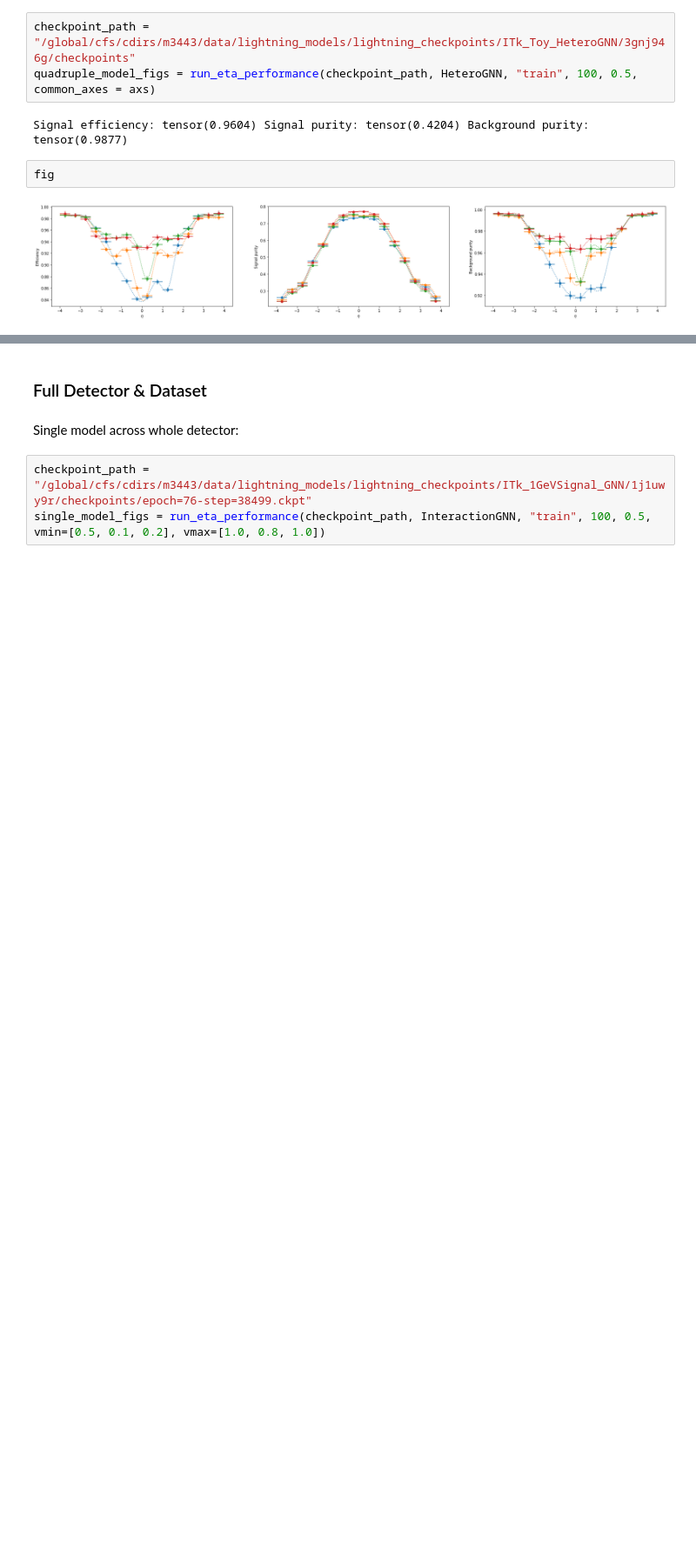
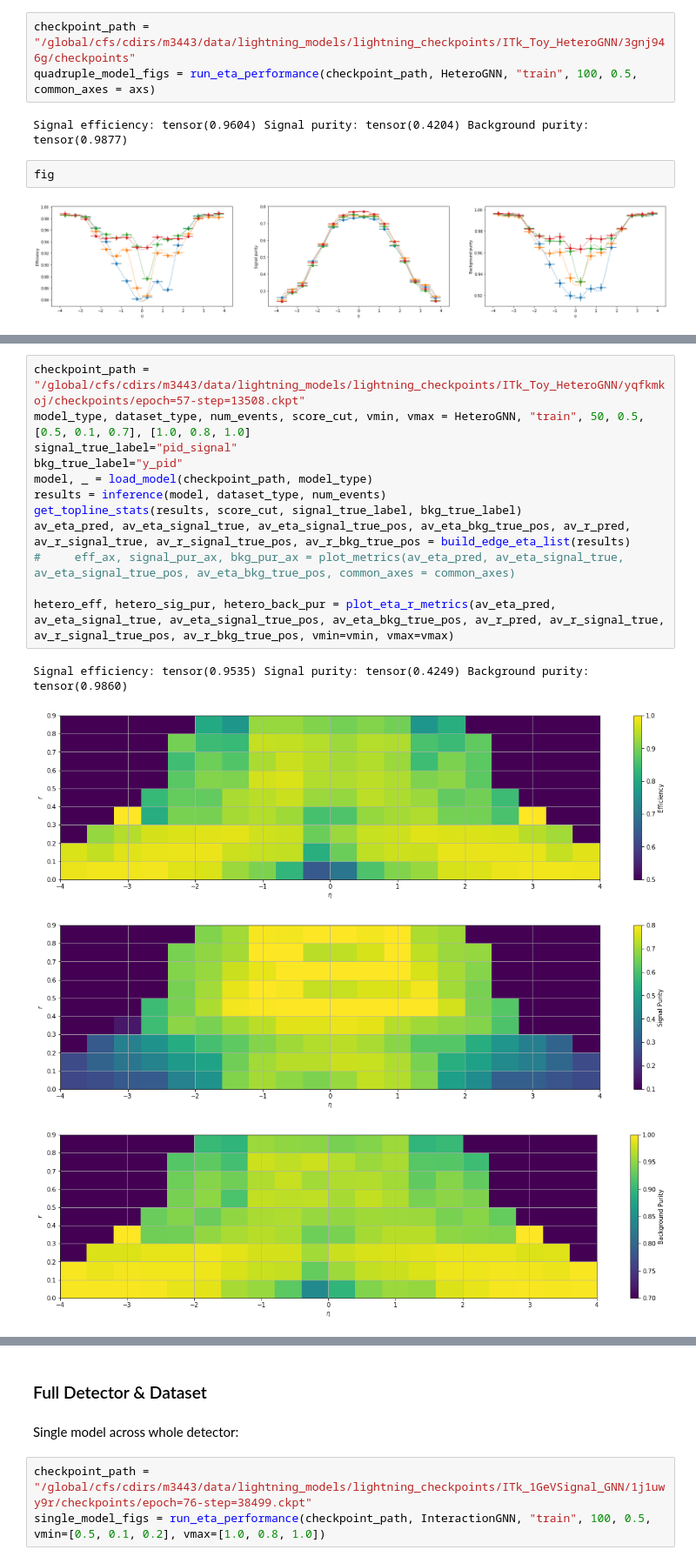
Before and after one commit to HSF-reco-and-software-triggers/Tracking-ML-Exa.TrkX, a Jupyter notebook: Pipelines/Common_Tracking_Example/notebooks/ITk/Exploration/VanillaHeteroGNN.ipynb, the cells around one changed output, grey strips where cells are left out. Shown at 87% size. Drawn from its saved outputs; the diff is of its cells as text; blank space fills up the shorter version.

```diff
--- a/Pipelines/Common_Tracking_Example/notebooks/ITk/Exploration/VanillaHeteroGNN.ipynb
+++ b/Pipelines/Common_Tracking_Example/notebooks/ITk/Exploration/VanillaHeteroGNN.ipynb
@@ -234,0 +305,17 @@ fig
+# %%
+checkpoint_path = "/global/cfs/cdirs/m3443/data/lightning_models/lightning_checkpoints/ITk_Toy_HeteroGNN/yqfkmkoj/checkpoints/epoch=57-step=13508.ckpt"
+model_type, dataset_type, num_events, score_cut, vmin, vmax = HeteroGNN, "train", 50, 0.5, [0.5, 0.1, 0.7], [1.0, 0.8, 1.0]
+signal_true_label="pid_signal"
+bkg_true_label="y_pid"
+model, _ = load_model(checkpoint_path, model_type)
+results = inference(model, dataset_type, num_events)
+get_topline_stats(results, score_cut, signal_true_label, bkg_true_label)
+av_eta_pred, av_eta_signal_true, av_eta_signal_true_pos, av_eta_bkg_true_pos, av_r_pred, av_r_signal_true, av_r_signal_true_pos, av_r_bkg_true_pos = build_edge_eta_list(results)
+#     eff_ax, signal_pur_ax, bkg_pur_ax = plot_metrics(av_eta_pred, av_eta_signal_true, av_eta_signal_true_pos, av_eta_bkg_true_pos, common_axes = common_axes)
+
+hetero_eff, hetero_sig_pur, hetero_back_pur = plot_eta_r_metrics(av_eta_pred, av_eta_signal_true, av_eta_signal_true_pos, av_eta_bkg_true_pos, av_r_pred, av_r_signal_true, av_r_signal_true_pos, av_r_bkg_true_pos, vmin=vmin, vmax=vmax)
+# %% [output]
+Signal efficiency: tensor(0.9535) Signal purity: tensor(0.4249) Background purity: tensor(0.9860)
+[figure, added]
+[figure, added]
+[figure, added]
```
Also changed, not shown: parts of 17 cells of this notebook, 22 other files.
